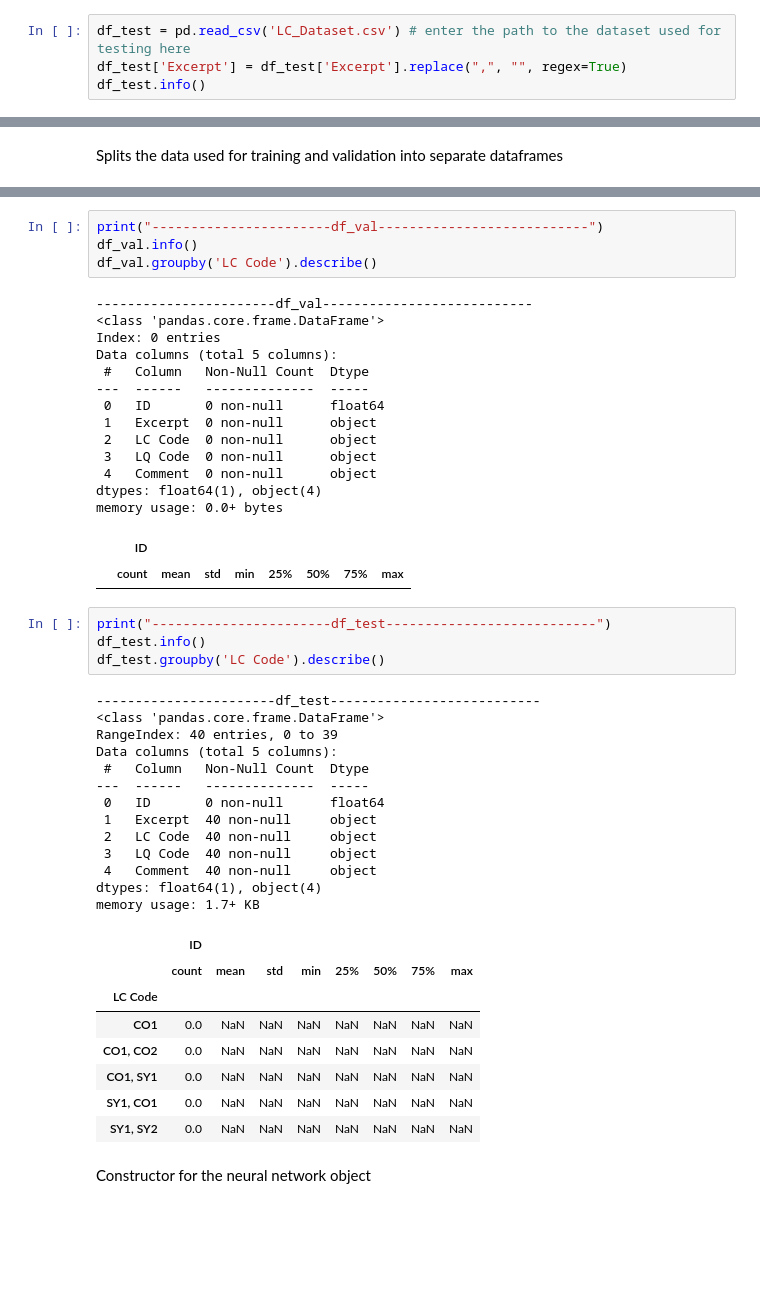
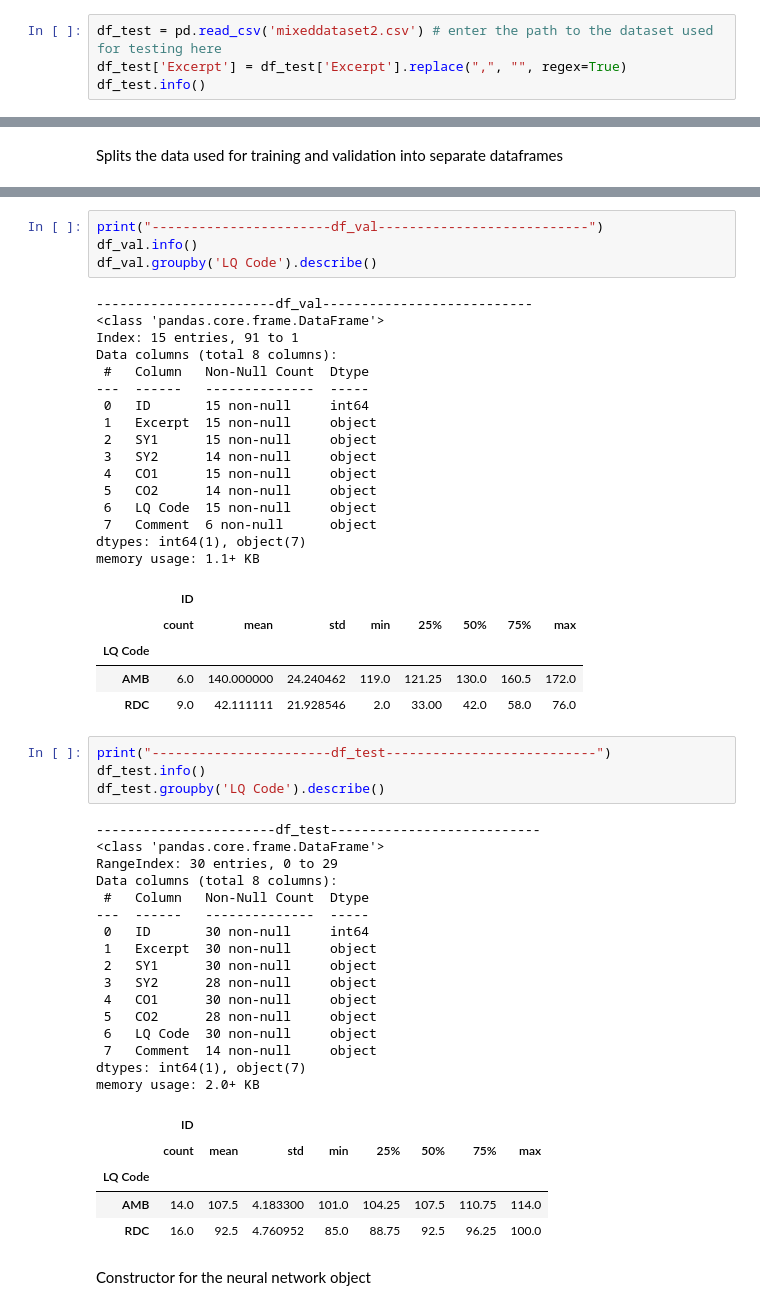
Before and after one commit to b-price/lc-lq-automation, a Jupyter notebook: COSC_432_BERT_Classifier.ipynb, the cells around one changed output, grey strips where cells are left out. Saved outputs shown, nothing was run; the diff lists cells and outputs as text; blank space fills up the shorter version.

```diff
--- a/COSC_432_BERT_Classifier.ipynb
+++ b/COSC_432_BERT_Classifier.ipynb
@@ -84,7 +83,7 @@ memory usage: 1.7+ KB
 # %% [markdown]
 Imports the data used for testing into a dataframe named df_test
 # %%
-df_test = pd.read_csv('LC_Dataset.csv') # enter the path to the dataset used for testing here
+df_test = pd.read_csv('mixeddataset2.csv') # enter the path to the dataset used for testing here
 df_test['Excerpt'] = df_test['Excerpt'].replace(",", "", regex=True)
 df_test.info()
 # %% [output]
@@ -149,49 +160,55 @@ memory usage: 0.0+ bytes
 # %%
 print("-----------------------df_val---------------------------")
 df_val.info()
-df_val.groupby('LC Code').describe()
+df_val.groupby('LQ Code').describe()
 # %% [output]
 -----------------------df_val---------------------------
 <class 'pandas.core.frame.DataFrame'>
-Index: 0 entries
-Data columns (total 5 columns):
+Index: 15 entries, 91 to 1
+Data columns (total 8 columns):
  #   Column   Non-Null Count  Dtype
 ---  ------   --------------  -----
- 0   ID       0 non-null      float64
- 1   Excerpt  0 non-null      object
- 2   LC Code  0 non-null      object
- 3   LQ Code  0 non-null      object
- 4   Comment  0 non-null      object
-dtypes: float64(1), object(4)
-memory usage: 0.0+ bytes
+ 0   ID       15 non-null     int64
+ 1   Excerpt  15 non-null     object
+ 2   SY1      15 non-null     object
+ 3   SY2      14 non-null     object
+ 4   CO1      15 non-null     object
+ 5   CO2      14 non-null     object
+ 6   LQ Code  15 non-null     object
+ 7   Comment  6 non-null      object
+dtypes: int64(1), object(7)
+memory usage: 1.1+ KB
 |  | ID |  |  |  |  |  |  |  |
 |  | count | mean | std | min | 25% | 50% | 75% | max |
+| LQ Code |  |  |  |  |  |  |  |  |
+| AMB | 6.0 | 140.000000 | 24.240462 | 119.0 | 121.25 | 130.0 | 160.5 | 172.0 |
+| RDC | 9.0 | 42.111111 | 21.928546 | 2.0 | 33.00 | 42.0 | 58.0 | 76.0 |
 # %%
 print("-----------------------df_test---------------------------")
 df_test.info()
-df_test.groupby('LC Code').describe()
+df_test.groupby('LQ Code').describe()
 # %% [output]
 -----------------------df_test---------------------------
 <class 'pandas.core.frame.DataFrame'>
-RangeIndex: 40 entries, 0 to 39
-Data columns (total 5 columns):
+RangeIndex: 30 entries, 0 to 29
+Data columns (total 8 columns):
  #   Column   Non-Null Count  Dtype
 ---  ------   --------------  -----
- 0   ID       0 non-null      float64
- 1   Excerpt  40 non-null     object
- 2   LC Code  40 non-null     object
- 3   LQ Code  40 non-null     object
- 4   Comment  40 non-null     object
-dtypes: float64(1), object(4)
-memory usage: 1.7+ KB
+ 0   ID       30 non-null     int64
+ 1   Excerpt  30 non-null     object
+ 2   SY1      30 non-null     object
+ 3   SY2      28 non-null     object
+ 4   CO1      30 non-null     object
+ 5   CO2      28 non-null     object
+ 6   LQ Code  30 non-null     object
+ 7   Comment  14 non-null     object
+dtypes: int64(1), object(7)
+memory usage: 2.0+ KB
 |  | ID |  |  |  |  |  |  |  |
 |  | count | mean | std | min | 25% | 50% | 75% | max |
-| LC Code |  |  |  |  |  |  |  |  |
-| CO1 | 0.0 | NaN | NaN | NaN | NaN | NaN | NaN | NaN |
-| CO1, CO2 | 0.0 | NaN | NaN | NaN | NaN | NaN | NaN | NaN |
-| CO1, SY1 | 0.0 | NaN | NaN | NaN | NaN | NaN | NaN | NaN |
-| SY1, CO1 | 0.0 | NaN | NaN | NaN | NaN | NaN | NaN | NaN |
-| SY1, SY2 | 0.0 | NaN | NaN | NaN | NaN | NaN | NaN | NaN |
+| LQ Code |  |  |  |  |  |  |  |  |
+| AMB | 14.0 | 107.5 | 4.183300 | 101.0 | 104.25 | 107.5 | 110.75 | 114.0 |
+| RDC | 16.0 | 92.5 | 4.760952 | 85.0 | 88.75 | 92.5 | 96.25 | 100.0 |
 # %% [markdown]
 Constructor for the neural network object
 # %%
```
Also changed, not shown: parts of 7 cells of this notebook, 15 other files.
